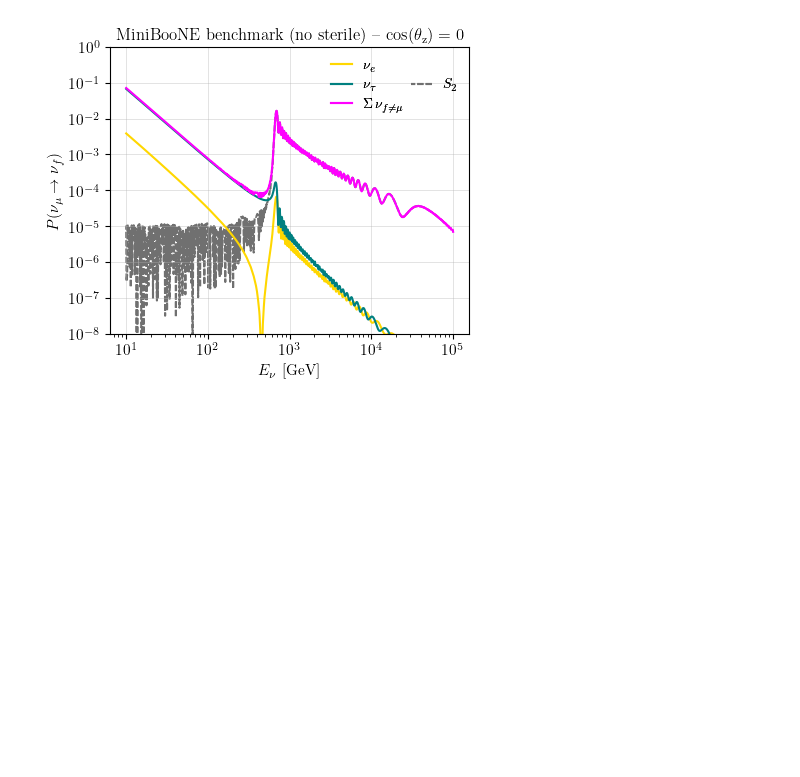
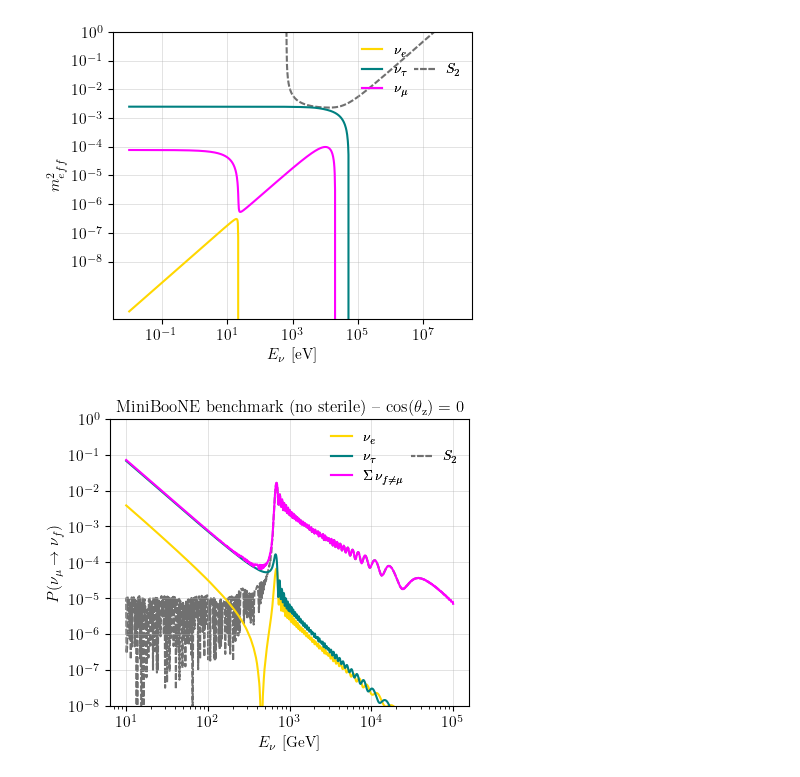
Before and after one commit to ConnorSponsler/For_Git, a Jupyter notebook: main_example_plots_Connor.ipynb, the cells around one changed output. Cells and saved outputs as stored; diff of their text form; code cells hidden in the pictures; blank space fills up the shorter version.

```diff
--- a/main_example_plots_Connor.ipynb
+++ b/main_example_plots_Connor.ipynb
@@ -69,3 +73,47 @@ def read_cos_energy_data(cz_index, textfile):
+# %%
+energies, data = read_data("propagation/4_eigenvalues.txt")
+
+names = [r'$\nu_e$', r'$\nu_\mu$', r'$\nu_\tau$', r'$S_2$',r'$-\nu_e$', r'$-\nu_\mu$', r'$-\nu_\tau$']
+
+fig1, ax1 = std_fig()
+#for i in [0,2]:  # Loop over other columns as y-values
+#    ax1.plot(energies/GeV, data[:, i+3], label= names[i+3],  color=cm.cool((i+.5)/3), zorder=2)
+ax1.plot(energies/GeV, data[:, 0], label= names[0],  color='gold', zorder=2)
+ax1.plot(energies/GeV, -data[:, 0], label= names[4],  color='gold', ls=(1,(3,1)), zorder=2)
+ax1.plot(energies/GeV, data[:, 2], label= names[2],  color='teal', zorder=2)
+ax1.plot(energies/GeV, -data[:, 2], label= names[5],  color='teal', ls=(1,(3,1)), zorder=2)
+ax1.plot(energies/GeV, data[:, 1], label= names[1],  color='magenta', zorder=2)
+ax1.plot(energies/GeV, -data[:, 1], label= names[6],  color='magenta', ls=(1,(3,1)), zorder=2)
+
+ax1.plot(energies/GeV, data[:, 3], label= names[3],  color=cm.Greys_r(0.2+1/6), ls=(1,(3,1)), zorder=1)
+
+# Create a proxy artist for the empty space
+empty_handle = mlines.Line2D([], [], color='none')
+# Get handles and labels
+handles, labels = ax1.get_legend_handles_labels()
+
+# Create custom legend
+# First three labels in the first column, fourth label in the second column
+legend = plt.legend([handles[0], handles[1], handles[2], empty_handle,handles[3]],
+                    [labels[0], labels[1], labels[2], '', labels[3]],
+                    frameon=False, loc='upper right', ncol=2,
+                    handlelength=1.5, columnspacing=0.5)
+
+ax1.set_xlabel(r'$E_\nu$ [eV]')  # Assuming the energy unit is electron volts (GeV)
+ax1.set_ylabel(r'$m_{eff}^2$')
+ax1.add_artist(legend)
+#ax1.legend(frameon=False, loc='upper right', ncol=2, handlelength=1.5, columnspacing=0.5)
+ax1.grid(which='major', linewidth=0.5,zorder=-1, alpha=0.5)
+
+ax1.set_yscale('log')
+ax1.set_xscale('log')
+ax1.set_ylim(1e-10,0.03)
+yticks = [10**i for i in range(-8, 1)]
+ax1.set_yticks(yticks)
+
+fig1.savefig('plots/4_eigenvalues.pdf')
+# %% [output]
+[figure, added]
 # %%
 energies, data = read_data("propagation/4_atmos_0.txt")
 
```
Also changed, not shown: parts of 9 cells of this notebook, 11 other files.
